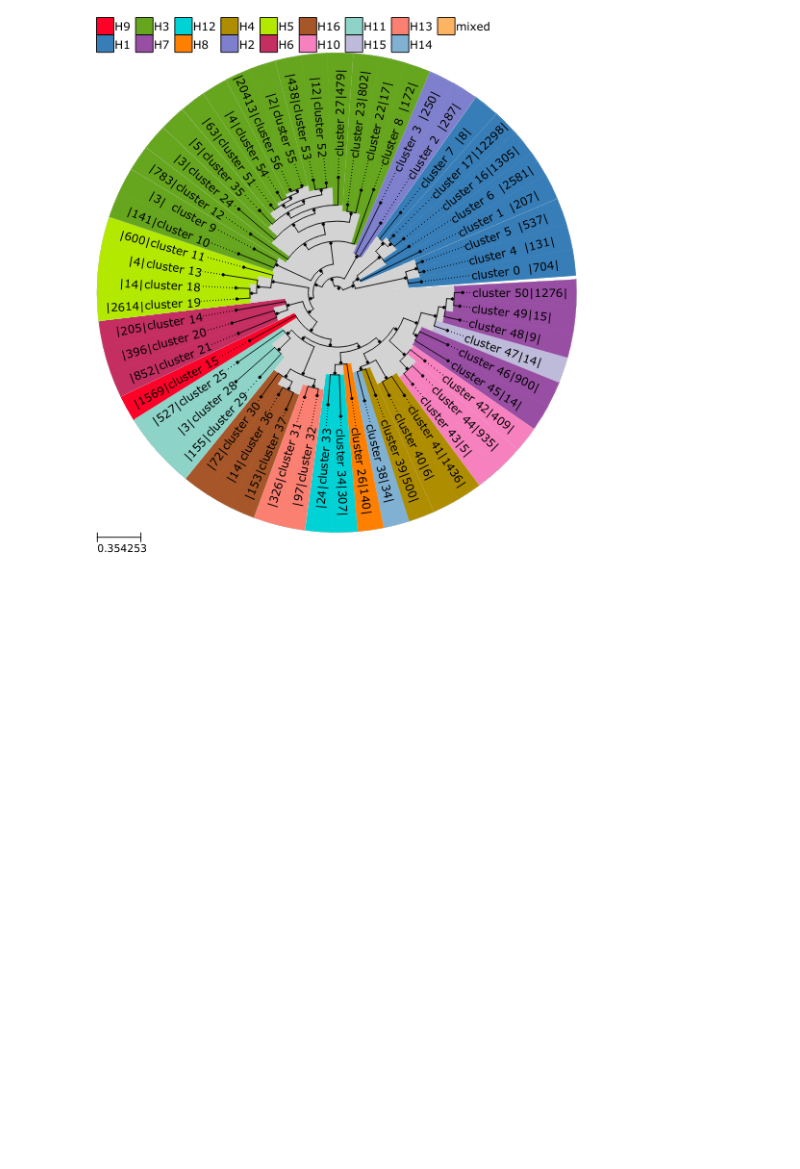
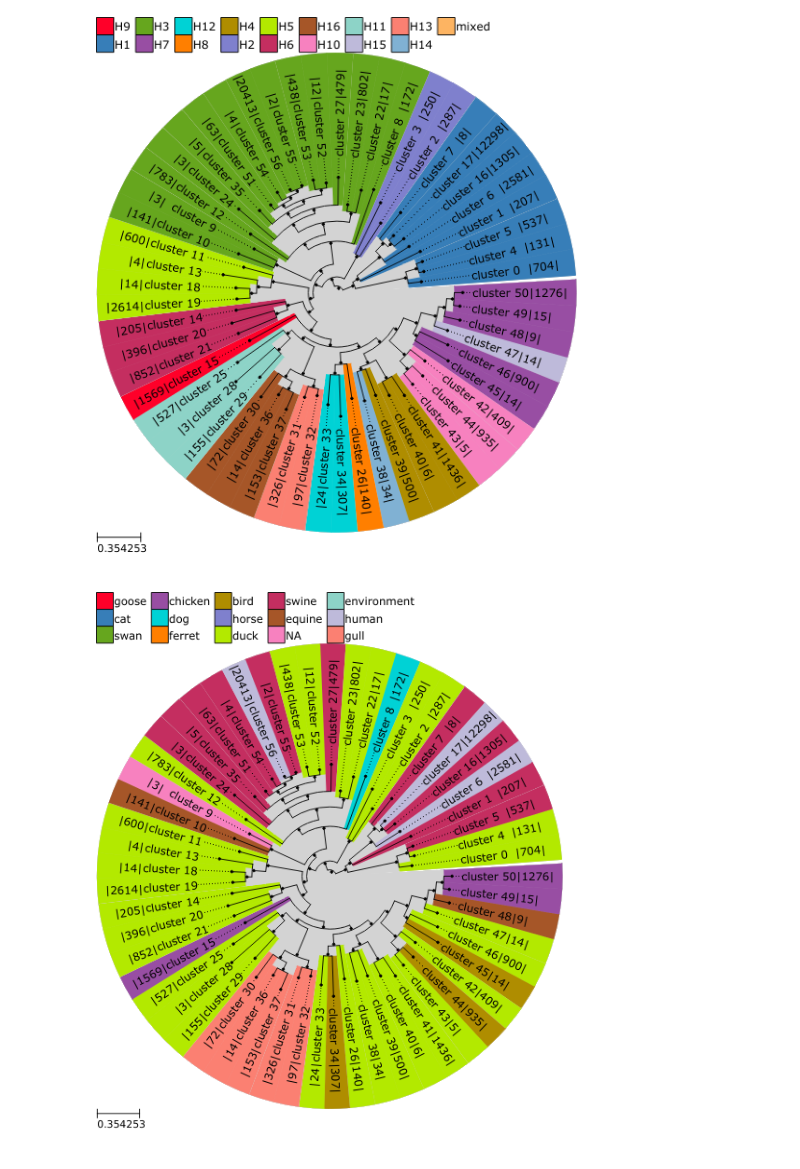
Before and after one commit to ahenoch/FluClust, a Jupyter notebook: Tree.ipynb, the cells around one changed output. Drawn from its saved outputs; the diff is of its cells as text; code cells hidden in the pictures; blank space fills up the shorter version.

Commit message:
tree class finished

```diff
--- a/Tree.ipynb
+++ b/Tree.ipynb
@@ -70,7 +70,10 @@ def getTree(framelink, frameclust, framemeta, feature = 'hostsel', rownumber = 2
     tree = Tree(treenewick)
     listcluster = list(set(treedict['cluster'].values()))
     listfeature = list(set(treedict[feature].values()))
-    listcolor = ['#FF0029','#377EB8','#66A61E','#984EA3','#00D2D5','#FF7F00','#AF8D00','#7F80CD','#B3E900','#C42E60','#A65628','#F781BF','#8DD3C7','#BEBADA','#FB8072','#80B1D3','#FDB462','#FCCDE5']
+    listcolor = ['#FF0029','#377EB8','#66A61E','#984EA3','#00D2D5','#FF7F00',
+                 '#AF8D00','#7F80CD','#B3E900','#C42E60','#A65628','#F781BF',
+                 '#8DD3C7','#BEBADA','#FB8072','#80B1D3','#FDB462','#FCCDE5',
+                 '#99A893', '#EED5D2', '#3F00FF', '#DABF86']
 
     if monophyletic == True:
         listfeature.append('mixed')
@@ -171,6 +174,7 @@ exclude = [i for i, line in enumerate(open('A.fasta')) if not line.startswith('>
 framemeta = pd.read_csv('A.fasta', skiprows = exclude, sep = '|', na_filter = False, header = None)
 framemeta.columns = ['accession', 'strain', 'segment', 'protein', 'genus', 'subtype', 'date', 'host', 'curation']
 framemeta[['month', 'day', 'year']] = framemeta['date'].apply(lambda x : x if len(re.findall('/', x)) == 2 else (x.split('/')[0] + '/NA/' + x.split('/')[1] if len(re.findall('/', x)) == 1 else 'NA/NA/' + x)).str.split('/', expand=True)
+framemeta['year'] = framemeta['year'].apply(lambda x: x if not x.startswith('00') else '20' + x[2:])
 framemeta.set_index(keys = 'accession', inplace = True)
 # %%
 hostdict =	{
@@ -199,3 +203,8 @@ tree, ts = getTree(framelink, frameclust, framemeta, feature = 'H', rownumber =
 tree.render(file_name = '%%inline', tree_style = ts, w=500)
 # %% [output]
 [figure]
+# %%
+tree, ts = getTree(framelink, frameclust, framemeta, feature = 'hostsel', rownumber = 3, segment = 4, prune = True, monophyletic = False)
+tree.render(file_name = '%%inline', tree_style = ts, w=500)
+# %% [output]
+[figure, added]
```
Also changed, not shown: parts of 1 cell of this notebook.
